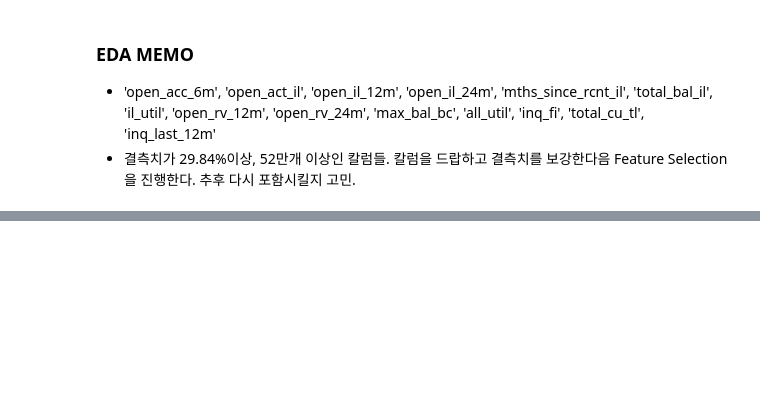
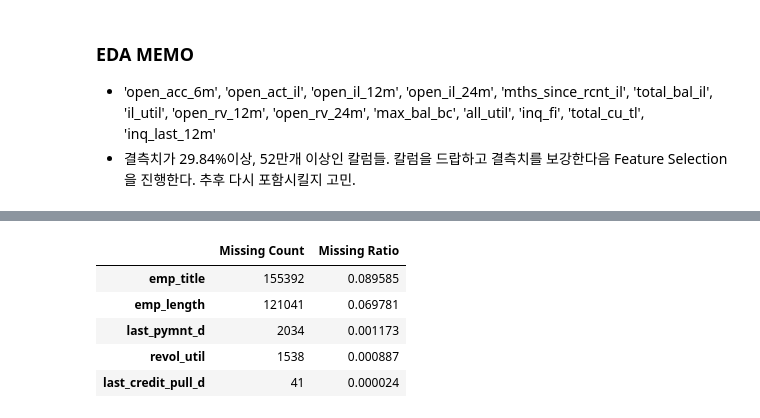
Before and after one commit to SNU-fintech-team-4/LendSure, a Jupyter notebook: final/loan_status_pred_model.ipynb, the cells around one changed output, grey strips where cells are left out. Saved outputs shown, nothing was run; the diff lists cells and outputs as text; code cells hidden in the pictures; blank space fills up the shorter version.

```diff
--- a/final/loan_status_pred_model.ipynb
+++ b/final/loan_status_pred_model.ipynb
@@ -184,0 +208,29 @@ missing_df
+# %%
+# 범주형 데이터
+# 데이터 로드
+df = pd.read_csv("./Data_v1.csv")
+
+# 수치형 데이터(숫자형 컬럼)만 선택
+df_categorical = df.select_dtypes(include=['object'])
+
+# 각 수치형 컬럼의 결측치 개수 계산
+missing_counts = df_categorical.isnull().sum()
+missing_counts = missing_counts[missing_counts > 0]
+
+# 결측치 비율 계산 (전체 행 수에 대한 비율)
+missing_ratios = missing_counts / len(df)
+
+# 결측치 개수와 비율을 하나의 DataFrame으로 생성한 후, 결측치 개수를 기준으로 내림차순 정렬
+missing_df = pd.DataFrame({
+    'Missing Count': missing_counts,
+    'Missing Ratio': missing_ratios
+}).sort_values(by='Missing Count', ascending=False)
+
+missing_df
+# %% [output]
+|  | Missing Count | Missing Ratio |
+| emp_title | 155392 | 0.089585 |
+| emp_length | 121041 | 0.069781 |
+| last_pymnt_d | 2034 | 0.001173 |
+| revol_util | 1538 | 0.000887 |
+| last_credit_pull_d | 41 | 0.000024 |
```
Also changed, not shown: parts of 10 cells of this notebook, 1 other file.
